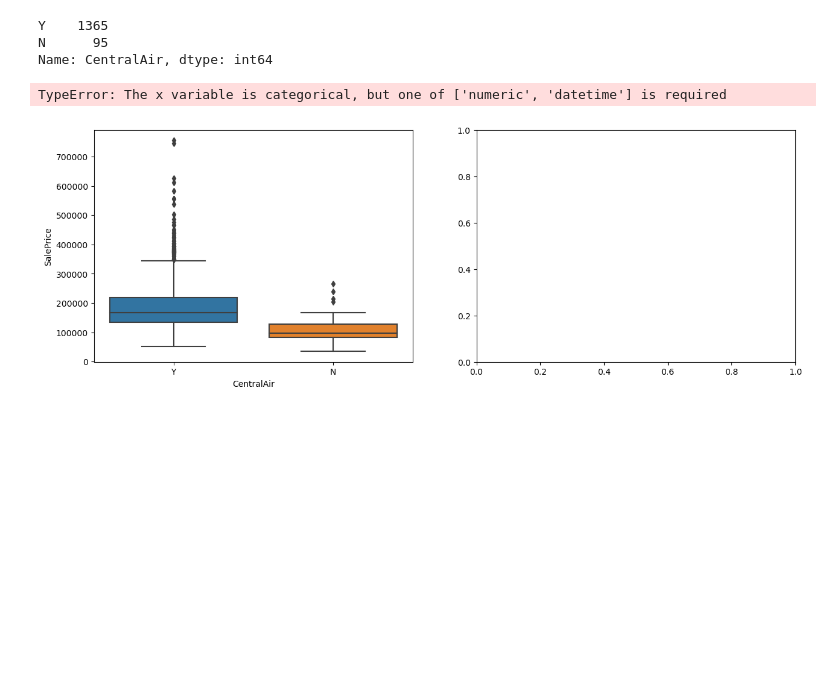
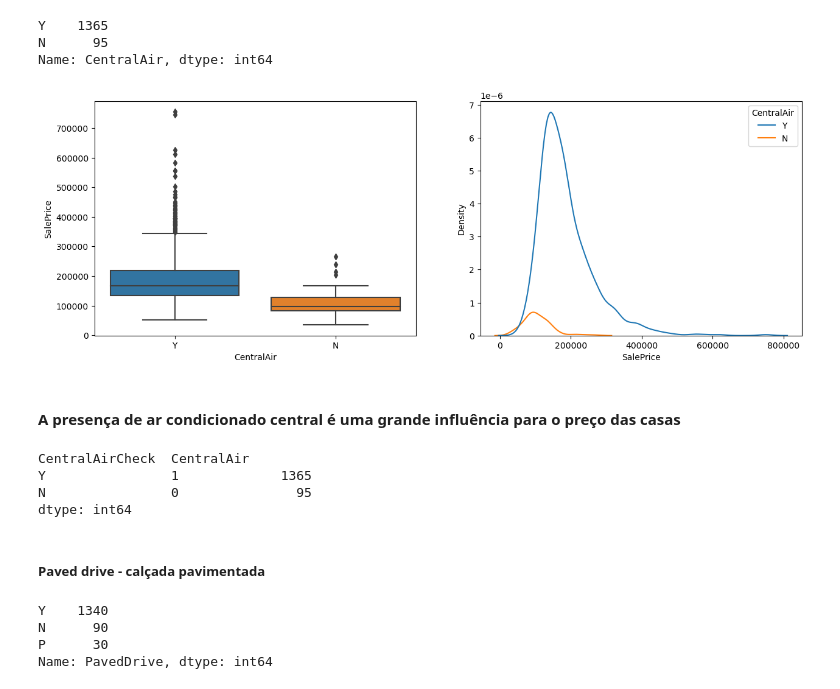
Before and after one commit to Bredariolcaroline/Data-analysis-and-data-science, a Jupyter notebook: House Price - análise exploratória de dados.ipynb, the cells around one changed output. Drawn from its saved outputs; the diff is of its cells as text; code cells hidden in the pictures; blank space fills up the shorter version.

```diff
--- a/House Price - análise exploratória de dados.ipynb
+++ b/House Price - análise exploratória de dados.ipynb
@@ -263,10 +263,11 @@ Name: CentralAir, dtype: int64
 # %%
 fig,ax = plt.subplots(ncols = 2,figsize=(15,5))
 
 sns.boxplot(x= treino.CentralAir,y=treino.SalePrice,ax = ax[0])
-sns.kdeplot(treino.SalePrice,hue = treino.CentralAir ,ax = ax[0])
+sns.kdeplot(treino.SalePrice,hue = treino.CentralAir ,ax = ax[1])
 
 plt.show()
 # %% [output]
-TypeError: The x variable is categorical, but one of ['numeric', 'datetime'] is required
-[figure, old version]
+[figure, new version]
+# %% [markdown]
+#### A presença de ar condicionado central é uma grande influência para o preço das casas
@@ -272,0 +278,7 @@ TypeError: The x variable is categorical, but one of ['numeric', 'datetime'] is
+# %%
+treino[['CentralAirCheck','CentralAir']].value_counts()
+# %% [output]
+CentralAirCheck  CentralAir
+Y                1             1365
+N                0               95
+dtype: int64
@@ -272,0 +292,10 @@ TypeError: The x variable is categorical, but one of ['numeric', 'datetime'] is
+# %% [markdown]
+##### Paved drive - calçada pavimentada
+# %%
+#verificando valores
+treino.PavedDrive.value_counts()
+# %% [output]
+Y    1340
+N      90
+P      30
+Name: PavedDrive, dtype: int64
```
Also changed, not shown: parts of 42 cells of this notebook.
